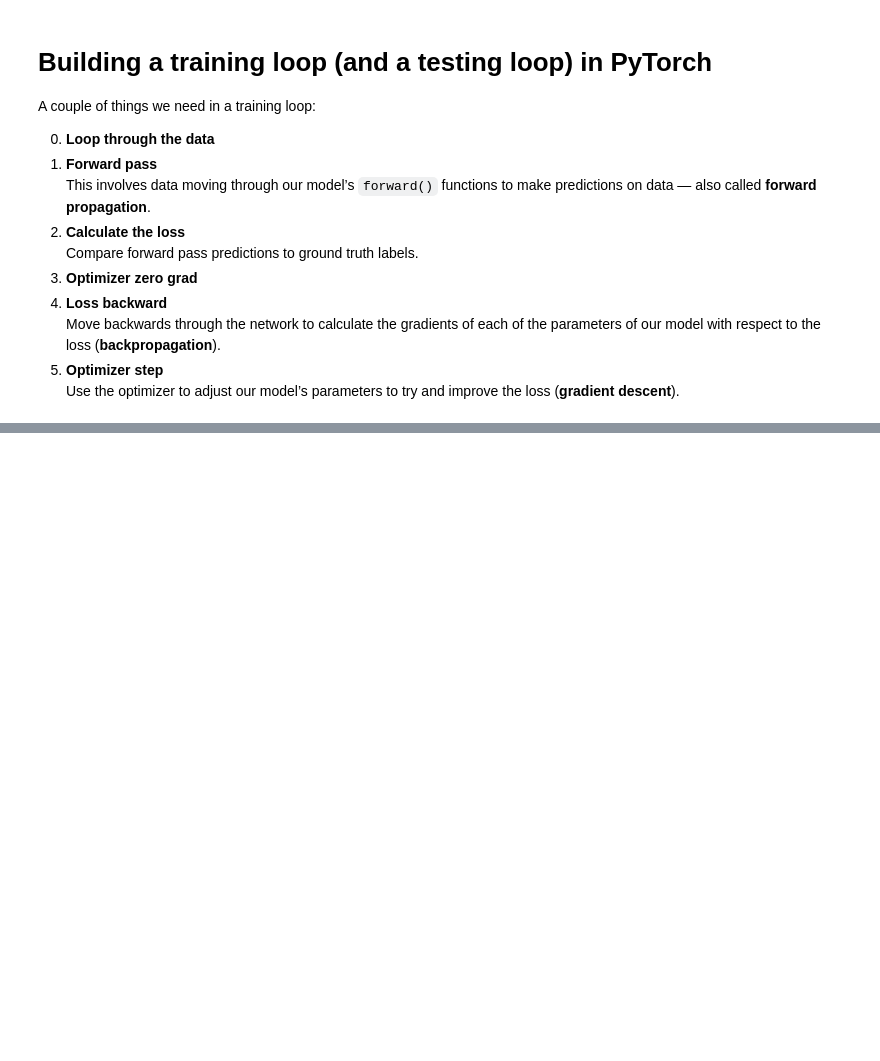
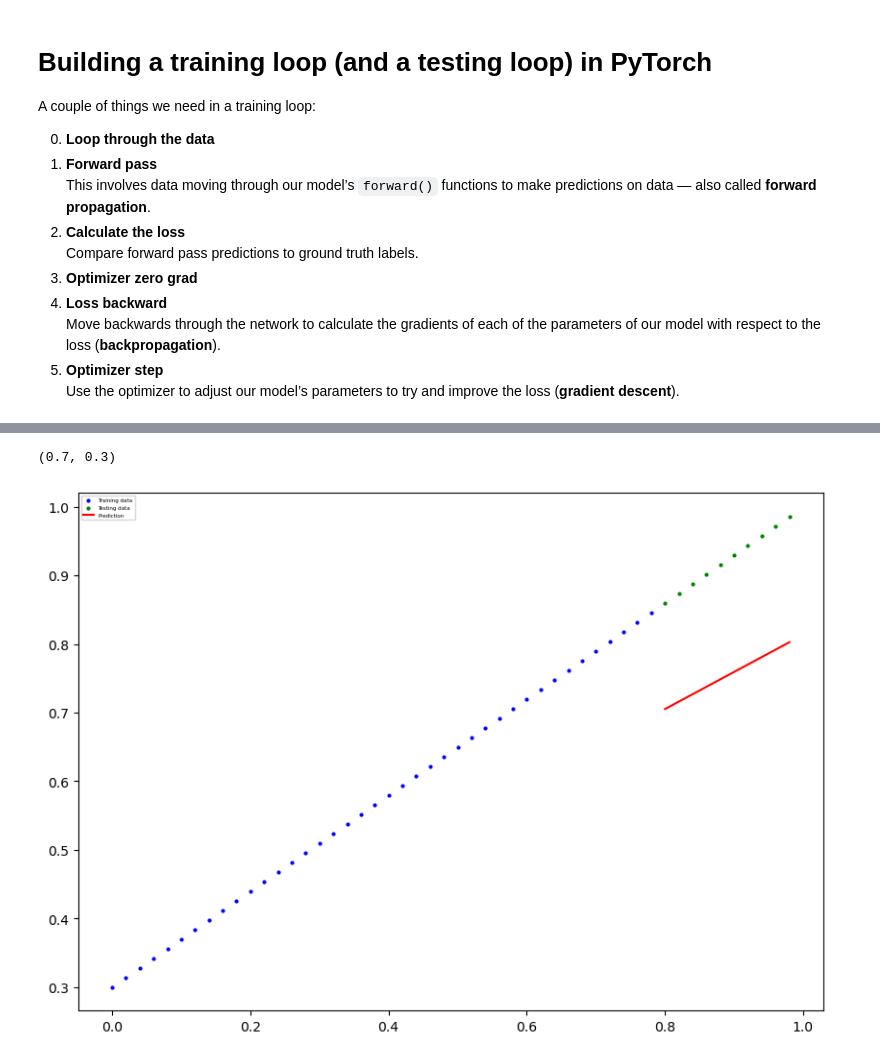
Before and after one commit to KavinKohli/Deep-Learning-PyTorch, a Jupyter notebook: 01_pytorch_workflow/01_pytorch_workflow.ipynb, the cells around one changed output, grey strips where cells are left out. Drawn from its saved outputs; the diff is of its cells as text; code cells hidden in the pictures; blank space fills up the shorter version.

Commit message:
Testing loop code

```diff
--- a/01_pytorch_workflow/01_pytorch_workflow.ipynb
+++ b/01_pytorch_workflow/01_pytorch_workflow.ipynb
@@ -262,0 +239,30 @@ for epoch in range(epochs):
+# %%
+torch.manual_seed(42)
+
+
+# an epoch is one loop through the data
+epochs = 100
+
+for epoch in range(epochs):
+    model_0.train() # train mode in pytorch sets all parmeters that require parameters to require gradients
+
+    # 1. Forward pass
+    y_pred = model_0(y_train)
+
+    # 2. Calculate the loss
+    loss = loss_fn(y_pred, y_train)
+    print(f"Loss: {loss}")
+
+    # 3. Optimizer zero grad
+    optimizer.zero_grad()
+
+    # 4. Perform back propogation on the loss with respect to parameters of the model
+    loss.backward()
+
+    # 5. Step the optimzer (perform gradient descent)
+    optimizer.step()
+
+    model_0.eval() # Turn off gradient tracking
+
+
+    print(model_0.state_dict())
@@ -262,0 +287,11 @@ for epoch in range(epochs):
+# %%
+weight, bias
+# %% [output]
+(0.7, 0.3)
+# %%
+with torch.inference_mode():
+    y_pred_new = model_0(X_test)
+# %%
+plot_prediction(prediction= y_pred_new);
+# %% [output]
+[figure, added]
```
Also changed, not shown: parts of 2 cells of this notebook.
